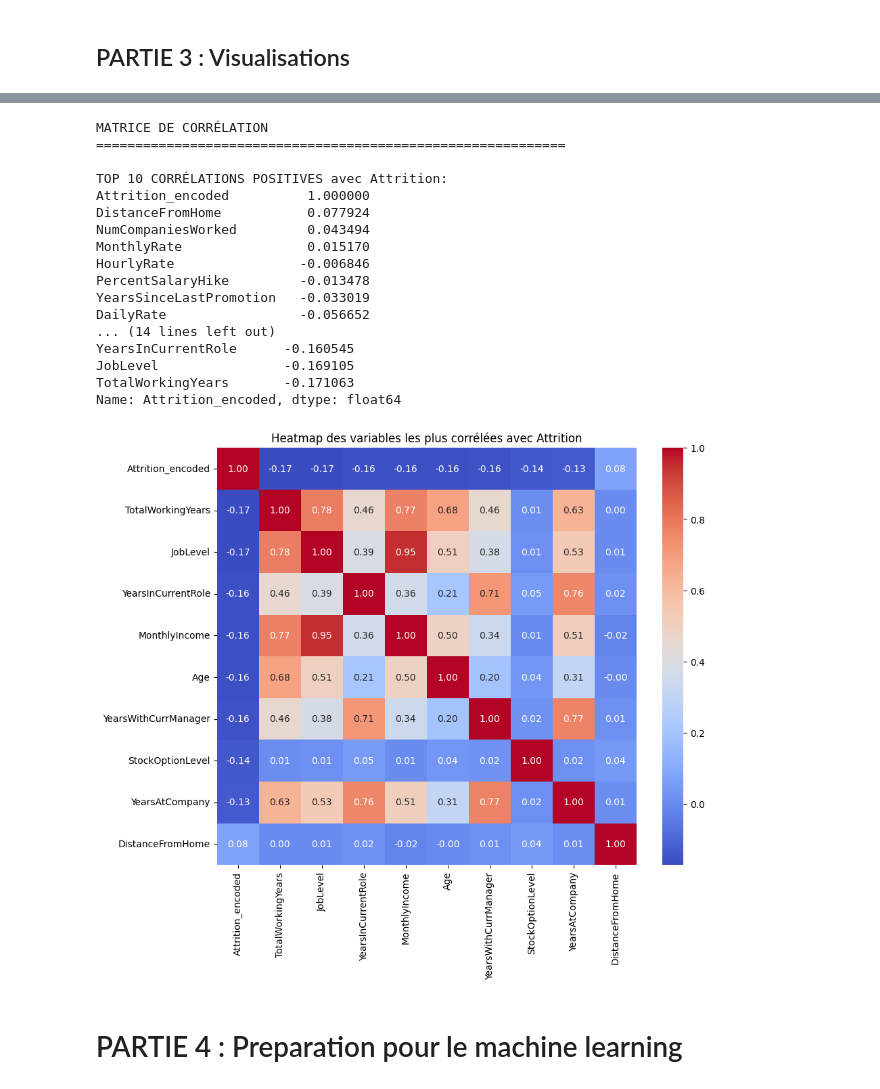
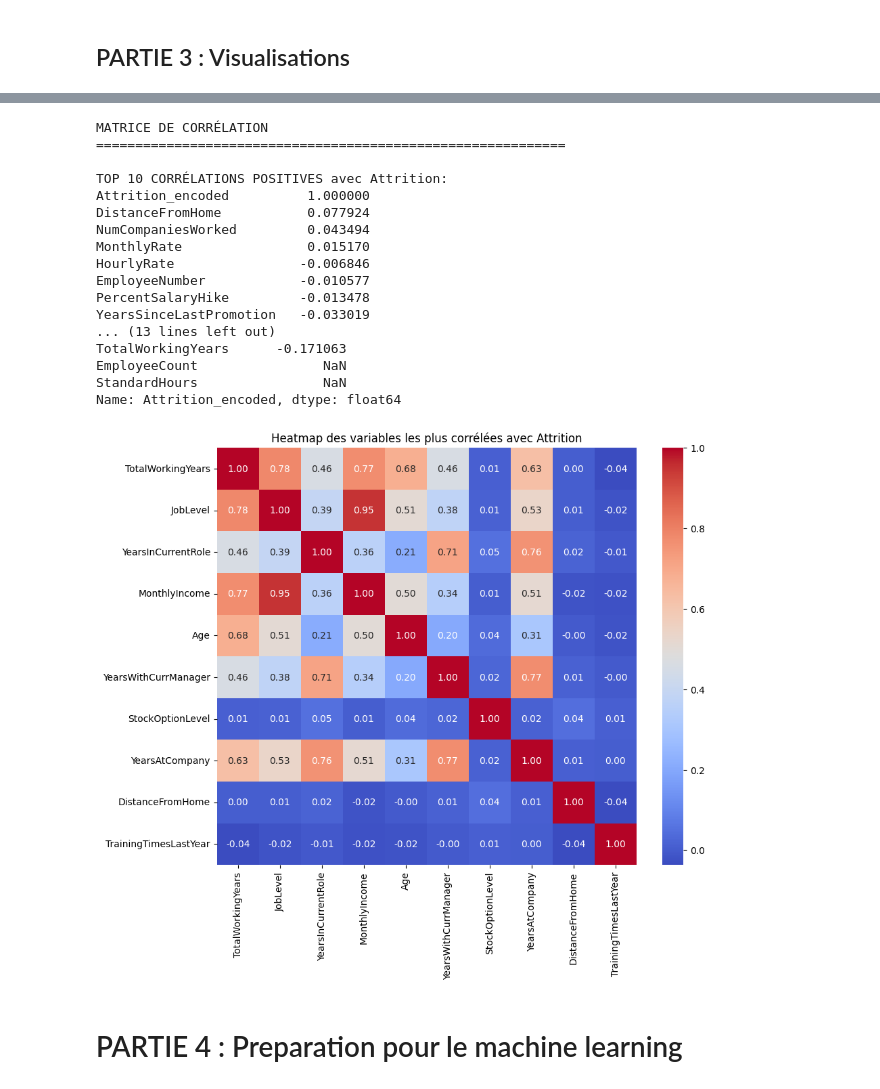
Before and after one commit to manalfarouq/RetentionAI-Backend, a Jupyter notebook: app/services/ml_service.ipynb, the cells around one changed output, grey strips where cells are left out. Saved outputs shown, nothing was run; the diff lists cells and outputs as text; code cells hidden in the pictures.

```diff
--- a/app/services/ml_service.ipynb
+++ b/app/services/ml_service.ipynb
@@ -150,5 +142,11 @@ df_copy.drop(
 # %% [markdown]
 ## PARTIE 3 : Visualisations
+# %%
+categ_cols = ['BusinessTravel', 'Department', 'EducationField', 'Gender', 'JobRole', 'MaritalStatus', 'OverTime','Education',
+            'EnvironmentSatisfaction','JobInvolvement','JobSatisfaction','PerformanceRating','RelationshipSatisfaction','WorkLifeBalance']
+
+num_cols = ['Age', 'DailyRate','DistanceFromHome', 'HourlyRate', 'JobLevel', 'MonthlyIncome', 'MonthlyRate', 'NumCompaniesWorked', 'PercentSalaryHike',
+            'StockOptionLevel','TotalWorkingYears', 'TrainingTimesLastYear','YearsAtCompany', 'YearsInCurrentRole', 'YearsSinceLastPromotion', 'YearsWithCurrManager']
 # %%
 from pipeline import count_plot_affichage
 
@@ -182,16 +180,15 @@ from pipeline import box_plot_affichage
 print("\nGeneration des boxplots pour variables numeriques")
 
 # Colonnes a exclure pour les boxplots
-cols_to_drop = [
-    'EmployeeNumber', 'EmployeeCount', 'Over18', 'StandardHours',
-    'Education', 'EnvironmentSatisfaction', 'JobInvolvement',
-    'JobSatisfaction', 'PerformanceRating', 'RelationshipSatisfaction',
-    'WorkLifeBalance'
-]
+# cols_to_drop = [
+#     'EmployeeNumber', 'EmployeeCount', 'Over18', 'StandardHours',
+#     'Education', 'EnvironmentSatisfaction', 'JobInvolvement',
+#     'JobSatisfaction', 'PerformanceRating', 'RelationshipSatisfaction',
+#     'WorkLifeBalance'
+# ]
 
-df_num = df.drop(cols_to_drop,axis=1)
-
-num_cols = df_num.select_dtypes(include=['int64', 'float64']).columns.tolist()
+df_num = df.drop(categ_cols,axis=1)
+df_cat = df_copy.drop(num_cols, axis=1)
 
 # Visualisation par boxplots
 for col in num_cols:
@@ -218,11 +215,12 @@ print("="*60)
 
 
 # Encoder Attrition pour corrélation
-df_num['Attrition_encoded'] = (df_num['Attrition'] == 'Yes').astype(int)
+df_corr = df_num.copy()
+df_corr['Attrition_encoded'] = (df_corr['Attrition'].map({'Yes': 1, 'No': 0}))
 
 # Sélectionner uniquement les colonnes numériques
-num_cols = df_num.select_dtypes(include=[np.number]).columns
-corr = df_num[num_cols].corr()['Attrition_encoded'].sort_values(ascending=False)
+num_cols_corr = df_corr.select_dtypes(include=[np.number]).columns
+corr = df_corr[num_cols_corr].corr()['Attrition_encoded'].sort_values(ascending=False)
 
 print("\nTOP 10 CORRÉLATIONS POSITIVES avec Attrition:")
 print(corr[:11])
@@ -239,37 +237,32 @@ DistanceFromHome           0.077924
 NumCompaniesWorked         0.043494
 MonthlyRate                0.015170
 HourlyRate                -0.006846
+EmployeeNumber            -0.010577
 PercentSalaryHike         -0.013478
 YearsSinceLastPromotion   -0.033019
-DailyRate                 -0.056652
-... (14 lines left out)
-YearsInCurrentRole      -0.160545
-JobLevel                -0.169105
-TotalWorkingYears       -0.171063
+... (13 lines left out)
+TotalWorkingYears      -0.171063
+EmployeeCount                NaN
+StandardHours                NaN
 Name: Attrition_encoded, dtype: float64
 # %%
-import seaborn as sns
-import matplotlib.pyplot as plt
+df_corr = df_num.copy()
+df_corr['Attrition_encoded'] = (df_corr['Attrition'] == 'Yes').astype(int)
 
-# corr_series = (
-#     df_num[num_cols]
-#     .corr()['Attrition_encoded']
-#     .sort_values(ascending=False)
-# )
-
+corr = df_corr[num_cols].corrwith(df_corr['Attrition_encoded'])
 top_features = corr.abs().sort_values(ascending=False).head(10).index
 
 plt.figure(figsize=(10,8))
 sns.heatmap(
-    df_num[top_features].corr(),
+    df_corr[top_features].corr(),
     annot=True,
     cmap='coolwarm',
     fmt=".2f"
 )
 plt.title("Heatmap des variables les plus corrélées avec Attrition")
 plt.show()
 # %% [output]
-[figure, old version]
+[figure, new version]
 # %% [markdown]
 # PARTIE 4 : Preparation pour le machine learning
 # %%
```
Also changed, not shown: parts of 27 cells of this notebook, 2 other files.
